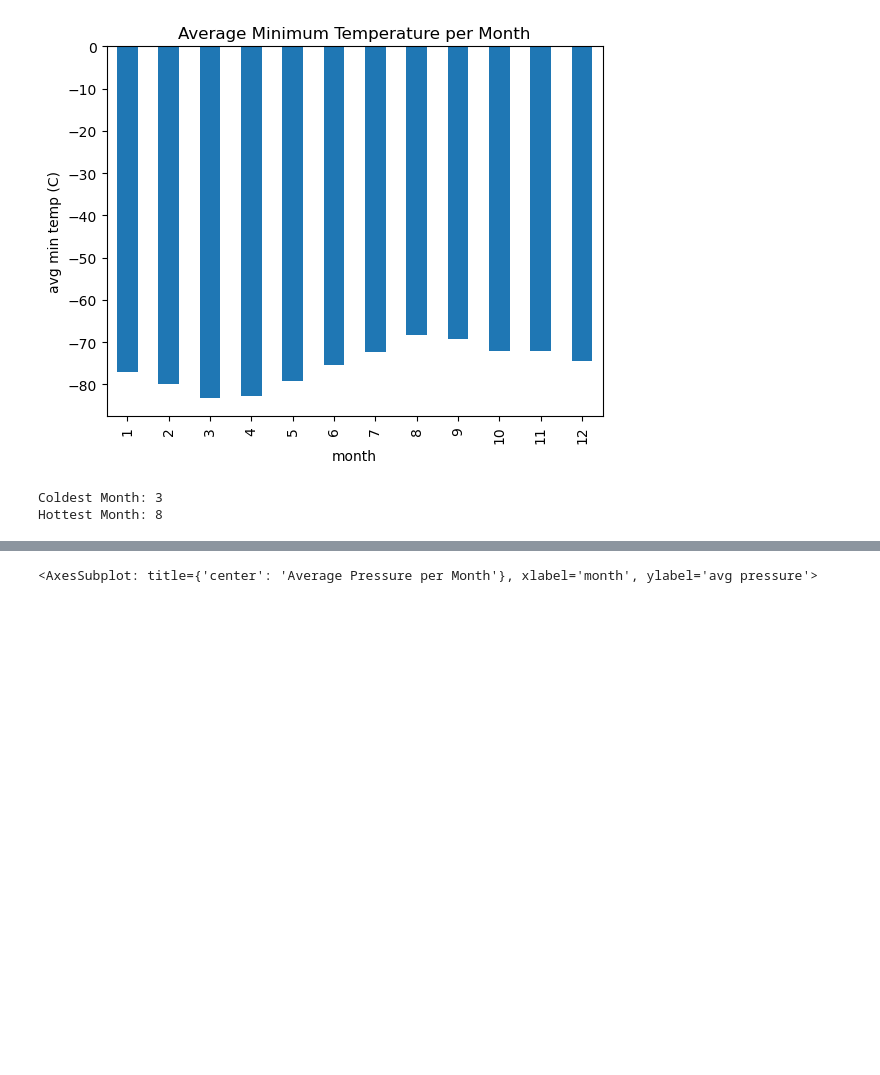
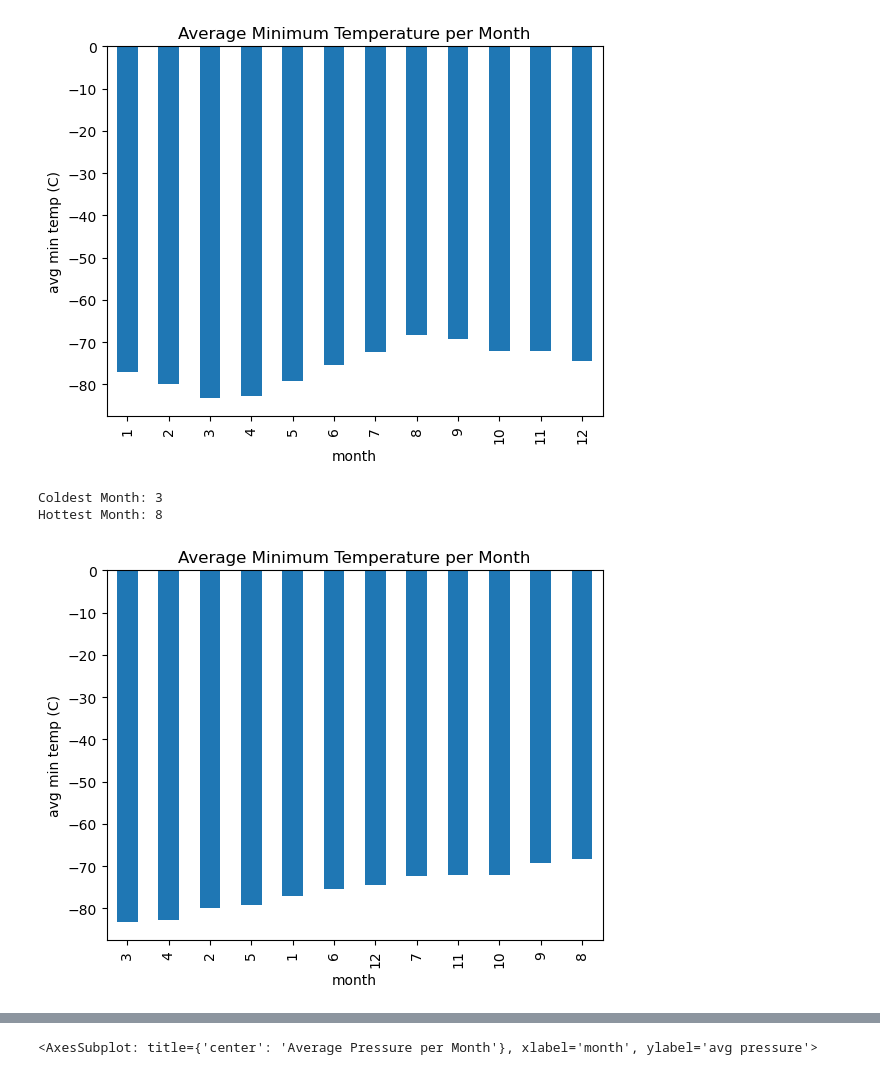
Before and after one commit to glongo001/mars-challenge, a Jupyter notebook: Starter_Code/part_2_mars_weather.ipynb, the cells around one changed output, grey strips where cells are left out. Saved outputs shown, nothing was run; the diff lists cells and outputs as text; code cells hidden in the pictures; blank space fills up the shorter version.

```diff
--- a/Starter_Code/part_2_mars_weather.ipynb
+++ b/Starter_Code/part_2_mars_weather.ipynb
@@ -60,7 +55,9 @@ Assemble the scraped data into a Pandas DataFrame. The columns should have the s
 * `pressure`: The atmospheric pressure at Curiosity's location
 # %%
 # Create an empty list
+# Create a list for the column names
 colum_names = []
+# Create a list for the data
 data_rows = []
 
 # Find the column names
@@ -74,8 +71,9 @@ for name in names:
 # Print the column names
 print(colum_names)
 
-# Find the data
-for row in table.tbody.find_all('tr'):
+
+# Find the data (use the previously extracted rows of data)
+for row in rows:
     # Create a list to store the data of each row
     data = []
     # store all cells in a row in list
@@ -204,13 +214,19 @@ avg_min_temp.plot.bar(x=avg_min_temp.index, y=avg_min_temp.values,
 # %% [output]
 <AxesSubplot: title={'center': 'Average Minimum Temperature per Month'}, xlabel='month', ylabel='avg min temp (C)'>
 [figure]
-# %%
-# Identify the coldest and hottest months in Curiosity's location
-coldest_month = avg_min_temp.idxmin()
-hottest_month = avg_min_temp.idxmax()
-print(f'Coldest Month: {coldest_month} \nHottest Month: {hottest_month}')
-# %% [output]
-Coldest Month: 3
-Hottest Month: 8
+# %%
+# Identify the coldest and hottest months in Curiosity's location
+# Sort the values in ascending order
+avg_min_temp = avg_min_temp.sort_values()
+# Plot the values to obtain the hottest and coldest month
+avg_min_temp.plot.bar(x=avg_min_temp.index, y=avg_min_temp.values,
+                      xlabel = 'month', ylabel = 'avg min temp (C)',
+                      title = 'Average Minimum Temperature per Month')
+# Display the result
+print(f'Coldest Month: {avg_min_temp.index[0]} \nHottest Month: {avg_min_temp.index[11]}')
+# %% [output]
+Coldest Month: 3
+Hottest Month: 8
+[figure, added]
 # %%
 # 4. Average pressure by Martian month
```
Also changed, not shown: parts of 14 cells of this notebook, 1 other file.
